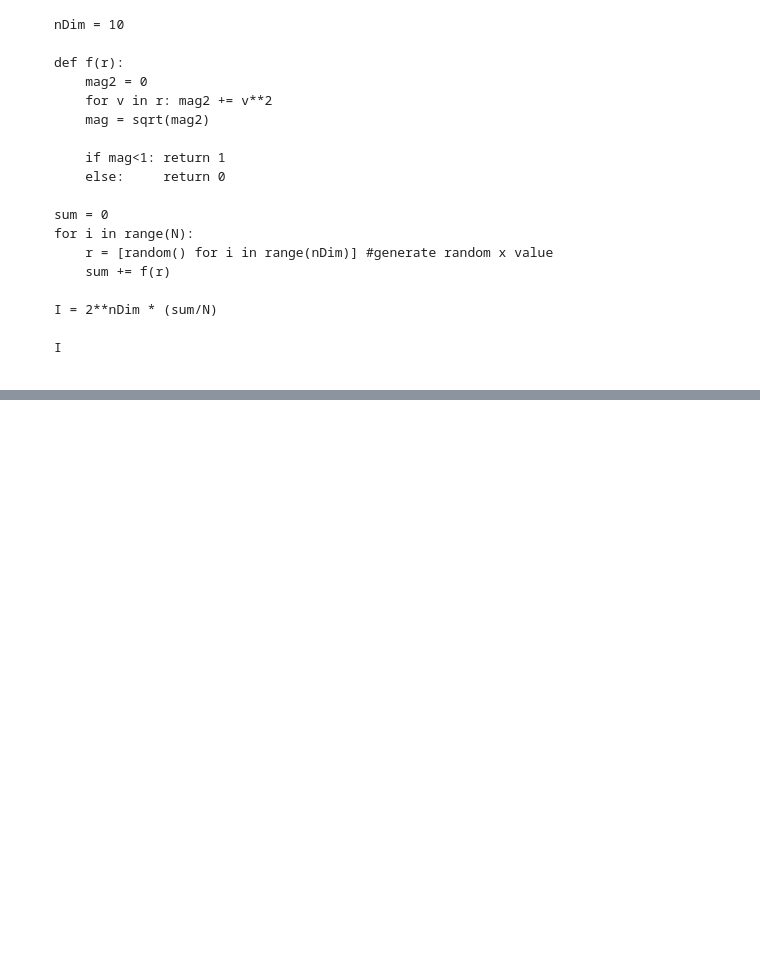
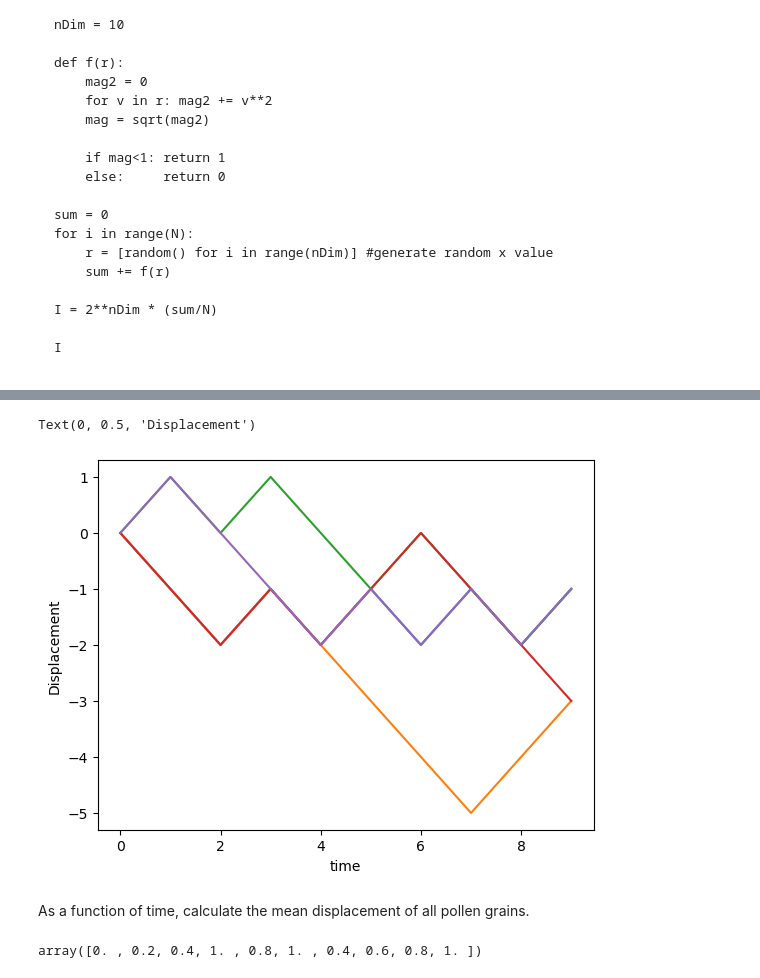
Before and after one commit to jstupak/ComputationalPhysics, a Jupyter notebook: LectureNotes/14_randomness.ipynb, the cells around one changed output, grey strips where cells are left out. Drawn from its saved outputs; the diff is of its cells as text; code cells hidden in the pictures; folded sections open; blank space fills up the shorter version.

```diff
--- a/LectureNotes/14_randomness.ipynb
+++ b/LectureNotes/14_randomness.ipynb
@@ -709,18 +477,0 @@ plt.show()
-# %%
-# Linear congruential random number generator
-# Caution: This is not actually random
-
-from pylab import plot,show
-
-N = 100
-a = 1664525
-c = 1013904223
-m = 4294967296
-x = 1
-results = []
-
-for i in range(N):
-    x = (a*x+c)%m
-    results.append(x)
-plot(results,"o")
-show()
@@ -728,0 +498,52 @@ show()
+# %%
+nWalkers = 5    # Number of walkers
+nSteps   = 10   # Number of steps
+
+#Simulate the random walk of each pollen grain
+def randomWalk(nWalkers, nSteps):
+
+    steps = np.zeros([nWalkers,nSteps]) #2D array with a row for each walker, column for each step
+
+    for n in range(nWalkers):
+        steps[n] = [choice([1, -1]) for x in range(nSteps)]
+
+    return steps
+
+#Sum each individual step to determine cumulative position as a function of time
+def getCumulativePos(steps):
+    result = np.zeros(steps.shape)
+
+    for row in range(steps.shape[0]):
+        for column in range(1,steps.shape[1]):
+            result[row,column] = np.sum(steps[row][:column])
+
+    return result
+
+steps = randomWalk(nWalkers, nSteps)
+cumulativePos = getCumulativePos(steps)
+
+plt.figure()
+plt.plot(cumulativePos.T)  #each column is treated as a data series - transpose to plot each pollen grain as a function of time
+plt.xlabel('time')
+plt.ylabel('Displacement')
+# %% [output]
+Text(0, 0.5, 'Displacement')
+[figure, added]
+# %% [markdown]
+As a function of time, calculate the mean displacement of all pollen grains.
+# %%
+def getMean(arr):
+    result = np.zeros(arr.shape[1])
+
+    for column in range(arr.shape[1]):
+        result[column] = np.mean(arr[:,column])
+
+    return result
+
+steps = randomWalk(nWalkers, nSteps)
+cumulativePos = getCumulativePos(steps)
+cumulativePosMean = getMean(cumulativePos)
+
+cumulativePosMean
+# %% [output]
+array([0. , 0.2, 0.4, 1. , 0.8, 1. , 0.4, 0.6, 0.8, 1. ])
```
Also changed, not shown: parts of 28 cells of this notebook.
